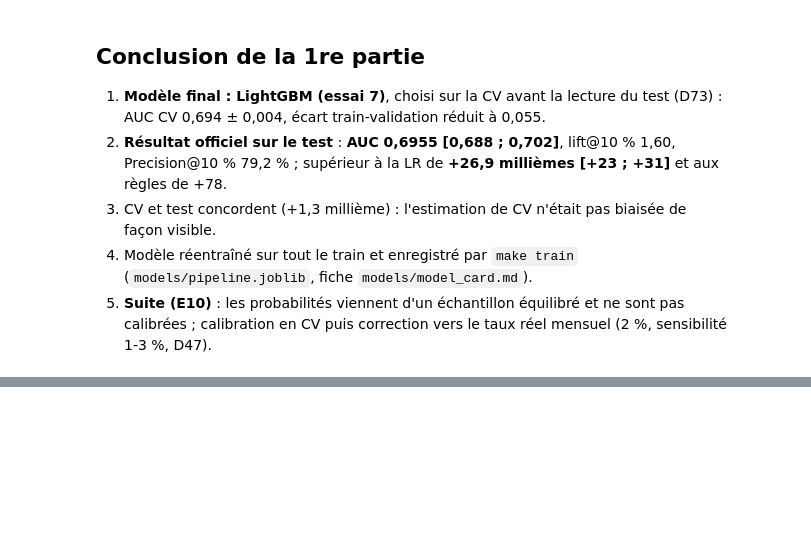
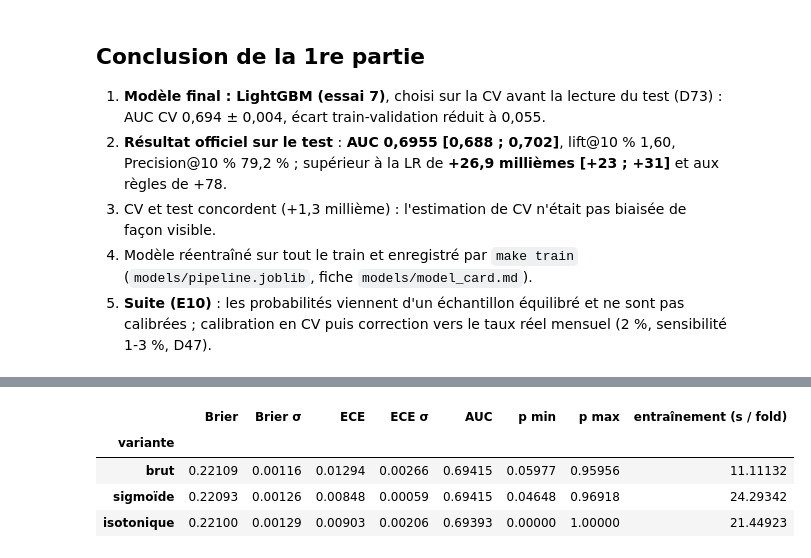
Before and after one commit to malek-ksouri/telecom_churn, a Jupyter notebook: notebooks/06_evaluation_calibration.ipynb, the cells around one changed output, grey strips where cells are left out. Drawn from its saved outputs; the diff is of its cells as text; code cells hidden in the pictures; blank space fills up the shorter version.

```diff
--- a/notebooks/06_evaluation_calibration.ipynb
+++ b/notebooks/06_evaluation_calibration.ipynb
@@ -424,0 +444,24 @@ métriques enregistrées : reports/final_metrics.json
+# %%
+import numpy as np
+import pandas as pd
+import plotly.io as pio
+from IPython.display import display
+
+from churn.charts import publish, reliability_chart
+from churn.config import get_config
+from churn.data.split import load_train
+from churn.evaluation.calibration import expected_calibration_error, make_calibrated, reliability_table
+from churn.evaluation.cv import make_folds
+from churn.logging_setup import setup_logging
+from churn.models.factory import build_pipeline
+from churn.models.train import cross_validate_model
+
+setup_logging()
+pio.renderers.default = "plotly_mimetype"
+pd.set_option("display.width", 220)
+
+cfg = get_config()
+train = load_train()
+y = train[cfg.data.target]
+folds = make_folds(y)
+print(f"modèle final : {cfg.models.final}, paramètres de E9 ; {len(folds)} folds figés")
@@ -424,0 +474,25 @@ métriques enregistrées : reports/final_metrics.json
+# %%
+VARIANTS = {
+    "brut": build_pipeline("lightgbm"),
+    "sigmoïde": make_calibrated(build_pipeline("lightgbm"), "sigmoid", random_state=cfg.random_state),
+    "isotonique": make_calibrated(build_pipeline("lightgbm"), "isotonic", random_state=cfg.random_state),
+}
+cal_cv = {name: cross_validate_model(model, train, y, folds, name) for name, model in VARIANTS.items()}
+rows = []
+for name, r in cal_cv.items():
+    eces = [expected_calibration_error(y.iloc[v], r.oof.iloc[v]) for _, v in folds]
+    rows.append({"variante": name, "Brier": r.per_fold["brier"].mean(), "Brier σ": r.per_fold["brier"].std(),
+                 "ECE": np.mean(eces), "ECE σ": np.std(eces, ddof=1),
+                 "AUC": r.per_fold["roc_auc"].mean(), "p min": r.oof.min(), "p max": r.oof.max(),
+                 "entraînement (s / fold)": r.per_fold["fit_seconds"].mean()})
+cal_table = pd.DataFrame(rows).set_index("variante")
+display(cal_table.round(5))
+publish(reliability_chart({name: reliability_table(y, r.oof) for name, r in cal_cv.items()},
+                          "Le modèle brut est déjà proche de la diagonale ; la calibration corrige les extrêmes"),
+        "06_fiabilite_cv", width=1000)
+# %% [output]
+|  | Brier | Brier σ | ECE | ECE σ | AUC | p min | p max | entraînement (s / fold) |
+| variante |  |  |  |  |  |  |  |  |
+| brut | 0.22109 | 0.00116 | 0.01294 | 0.00266 | 0.69415 | 0.05977 | 0.95956 | 11.11132 |
+| sigmoïde | 0.22093 | 0.00126 | 0.00848 | 0.00059 | 0.69415 | 0.04648 | 0.96918 | 24.29342 |
+| isotonique | 0.22100 | 0.00129 | 0.00903 | 0.00206 | 0.69393 | 0.00000 | 1.00000 | 21.44923 |
```
Also changed, not shown: parts of 16 cells of this notebook, 15 other files.
